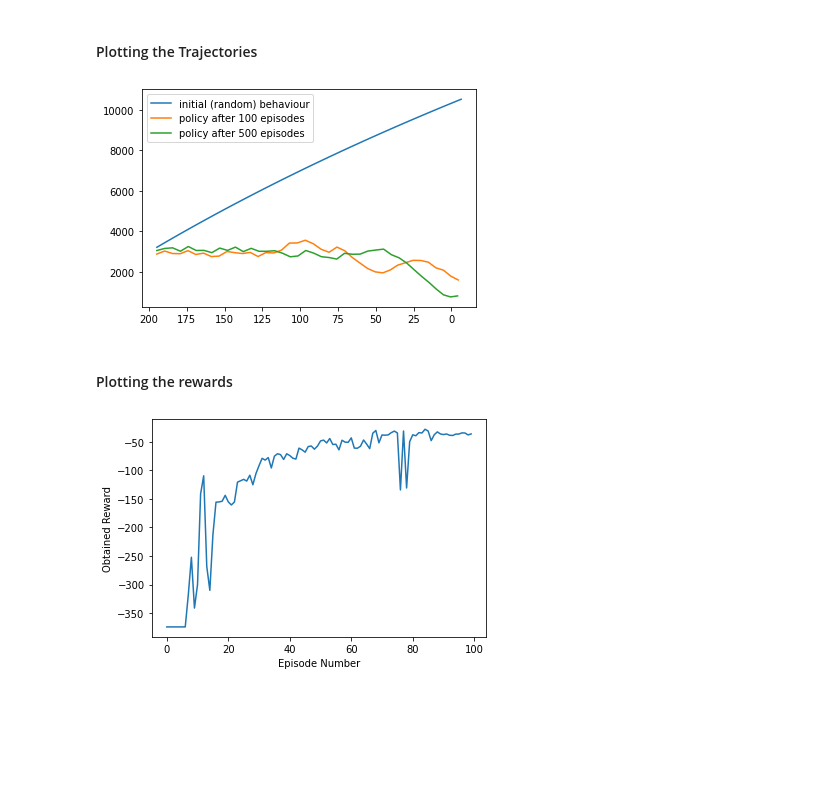
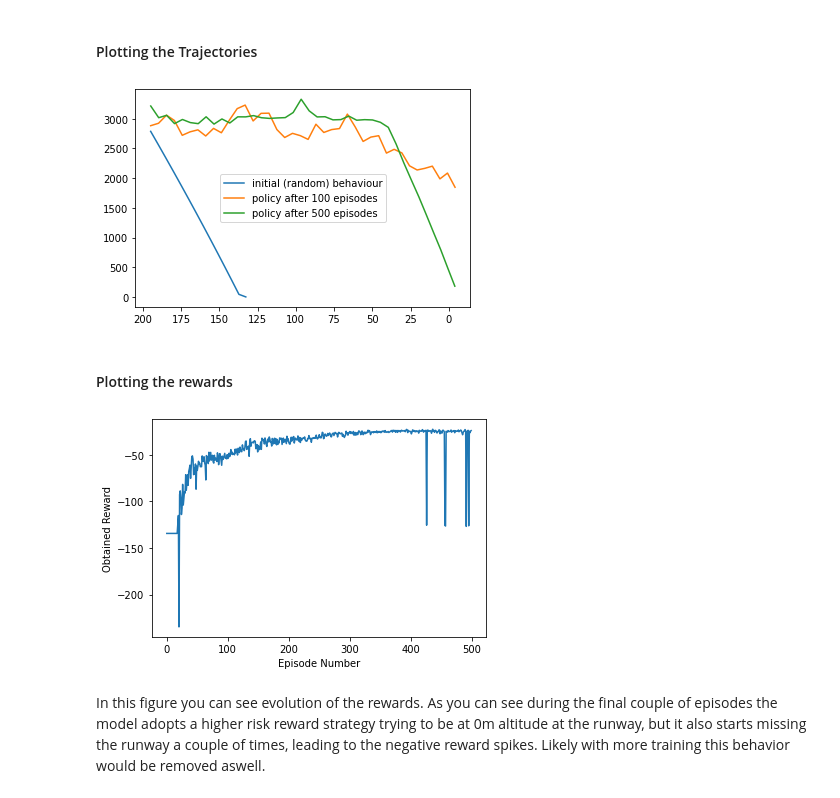
Before and after one commit to jangroter/BSRLNotebook, a Jupyter notebook: ExampleNotebook.ipynb, the cells around one changed output. Saved outputs shown, nothing was run; the diff lists cells and outputs as text; code cells hidden in the pictures; blank space fills up the shorter version.

Commit message:
run the notebook for different output files

```diff
--- a/ExampleNotebook.ipynb
+++ b/ExampleNotebook.ipynb
@@ -178,14 +178,32 @@ To speed up the training the simulation timestep is set to 1 second and fastforw
 # %%
 bs.stack.stack('DT 1;FF')
 
-N_episodes = 100 # how many episodes should the model train
+N_episodes = 500 # how many episodes should the model train
 Rewards = np.zeros(N_episodes)
 
 action_frequency = 30 # how often should the RL model select an action for the aircraft (default once every 30 seconds)
 
 action_dim = 1
 state_dim = 3
+
+# Initialize the RL agent by specifiyng the number of outputs (actions), and inputs (states)
 agent = SAC(action_dim,state_dim)
+
+"""
+if you want to play with the hyperparameters of the RL model, use the following inputs:
+
+agent = SAC(self, action_dim, state_dim, alpha = LR_A, beta = LR_Q, gamma = GAMMA, tau = TAU,
+            n_neurons = N_NEURONS, buffer_size = BUFFER_SIZE, batch_size = BATCH_SIZE)
+
+alpha -> actor learnrate, 0.003
+beta -> critic learnrate, 0.003
+gamma -> importance of future transitions, 1 is infinite lookahead, 0 no lookahead, 0.995
+tau -> magnitude of the updates done to the target networks, comparable to a low-pass filter for the networks, 0.005
+n_neurons -> number of neurons per layer of the networks, 256
+buffer_size -> number of most recent interactions stored in the memory, 1000000
+batch_size -> samples taken from the buffer per learn step, 256
+
+"""
 
 # Create empty arrays for logging the data
 alt = [[]]*N_episodes
@@ -202,6 +220,7 @@ for episode in range(N_episodes):
     while not done:
 
         action = agent.step(state)
+        # action is returned as [[action]]
         do_action(action[0][0])
 
         # Progress the simulation
@@ -245,22 +268,22 @@ DATAFEED.update dt is unchanged.
 # %%
 import matplotlib.pyplot as plt
 from PIL import Image
 
 did_training = True
 
 if did_training:
     fig, ax = plt.subplots(1, 1)
     ax.plot(dist[9],alt[9], label='initial (random) behaviour')
     ax.plot(dist[99],alt[99], label='policy after 100 episodes')
-    ax.plot(dist[999],alt[999], label='policy after 1000 episodes')
+    ax.plot(dist[499],alt[499], label='policy after 500 episodes')
     ax.legend()
     ax.invert_xaxis()
     plt.show()
 else:
     fig = Image.open('figures/TrajectoryEvolution.png')
     fig.show()
 # %% [output]
-[figure, old version]
+[figure, new version]
 # %% [markdown]
 #### Plotting the rewards
 # %%
@@ -276,4 +299,6 @@ else:
     fig = Image.open('figures/RewardEvolution.png')
     fig.show()
 # %% [output]
-[figure, old version]
+[figure, new version]
+# %% [markdown]
+In this figure you can see evolution of the rewards. As you can see during the final couple of episodes the model adopts a higher risk reward strategy trying to be at 0m altitude at the runway, but it also starts missing the runway a couple of times, leading to the negative reward spikes. Likely with more training this behavior would be removed aswell.
```
Also changed, not shown: parts of 2 cells of this notebook.
